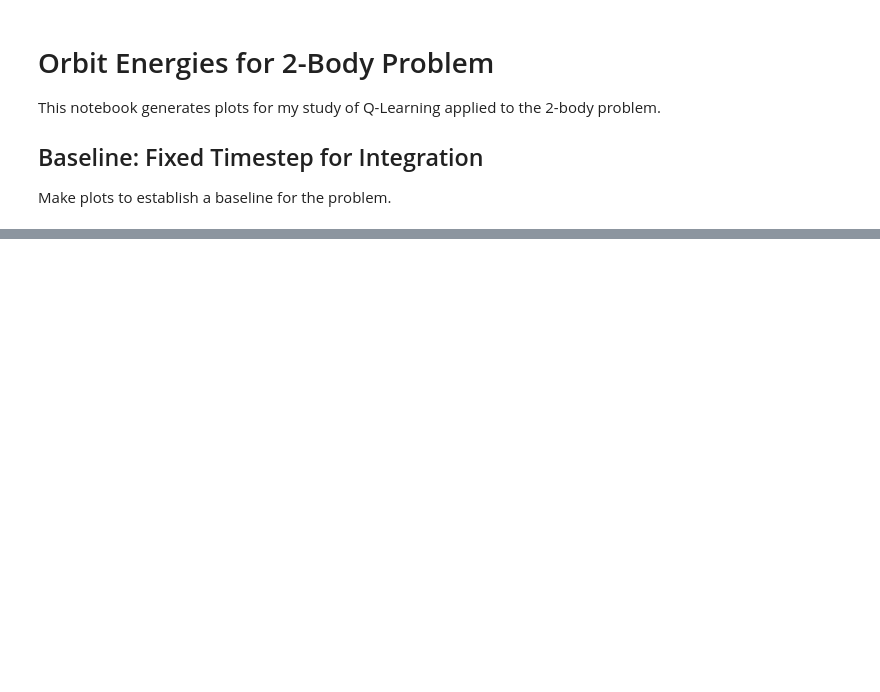
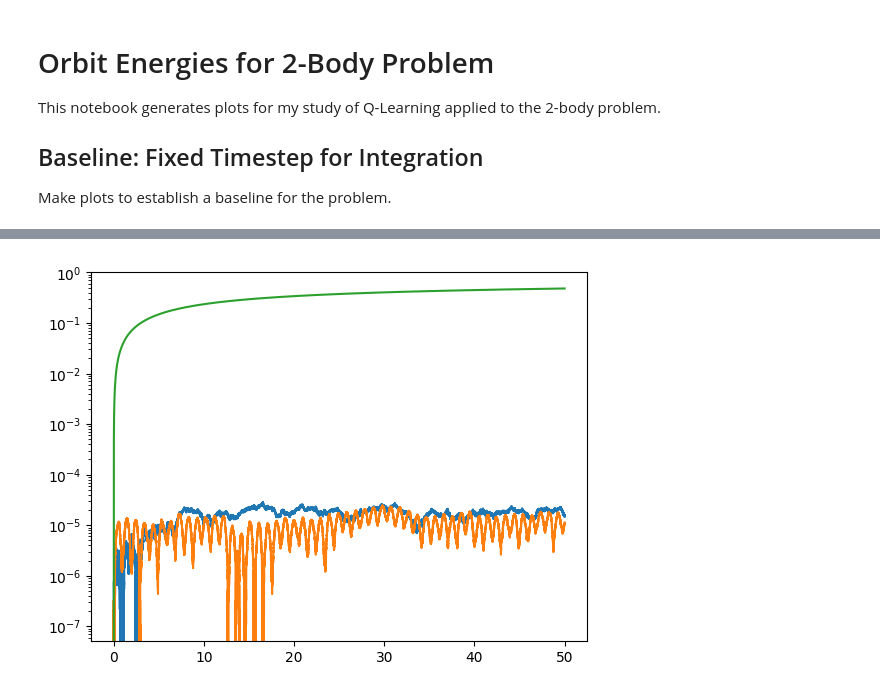
Before and after one commit to bauerj4/reinforcement-learning-based-nbody-timestepping, a Jupyter notebook: notebooks/two_body_orbits_q_learning.ipynb, the cells around one changed output, grey strips where cells are left out. Saved outputs shown, nothing was run; the diff lists cells and outputs as text; code cells hidden in the pictures; blank space fills up the shorter version.

```diff
--- a/notebooks/two_body_orbits_q_learning.ipynb
+++ b/notebooks/two_body_orbits_q_learning.ipynb
@@ -65,10 +65,10 @@ leapfrog_order_2_circular_relative_energies = abs(leapfrog_order_2_circular_base
 # leapfrog_order_1_circular_relative_energies = abs(leapfrog_order_1_circular_baseline_energies["Energy (G=1 units)"])
 # leapfrog_order_2_circular_relative_energies = abs(leapfrog_order_2_circular_baseline_energies["Energy (G=1 units)"])
 
-# plt.plot(leapfrog_order_2_circular_baseline_energies["Time (Gyr)"], leapfrog_order_2_circular_relative_energies)
-# plt.plot(leapfrog_order_1_circular_baseline_energies["Time (Gyr)"], leapfrog_order_1_circular_relative_energies)
-# plt.plot(euler_circular_baseline_energies["Time (Gyr)"], euler_circular_relative_energies)
+plt.plot(leapfrog_order_2_circular_baseline_energies["Time (Gyr)"], leapfrog_order_2_circular_relative_energies)
+plt.plot(leapfrog_order_1_circular_baseline_energies["Time (Gyr)"], leapfrog_order_1_circular_relative_energies)
+plt.plot(euler_circular_baseline_energies["Time (Gyr)"], euler_circular_relative_energies)
 
-# plt.yscale("log")
+plt.yscale("log")
 leapfrog_order_1_circular_baseline_energies["Time (Gyr)"]
 # %% [output]
@@ -87 +87,2 @@ Name: Time (Gyr), Length: 1000000, dtype: float64
+[figure, added]
 # %%
```
Also changed, not shown: parts of 4 cells of this notebook, 8 other files.
